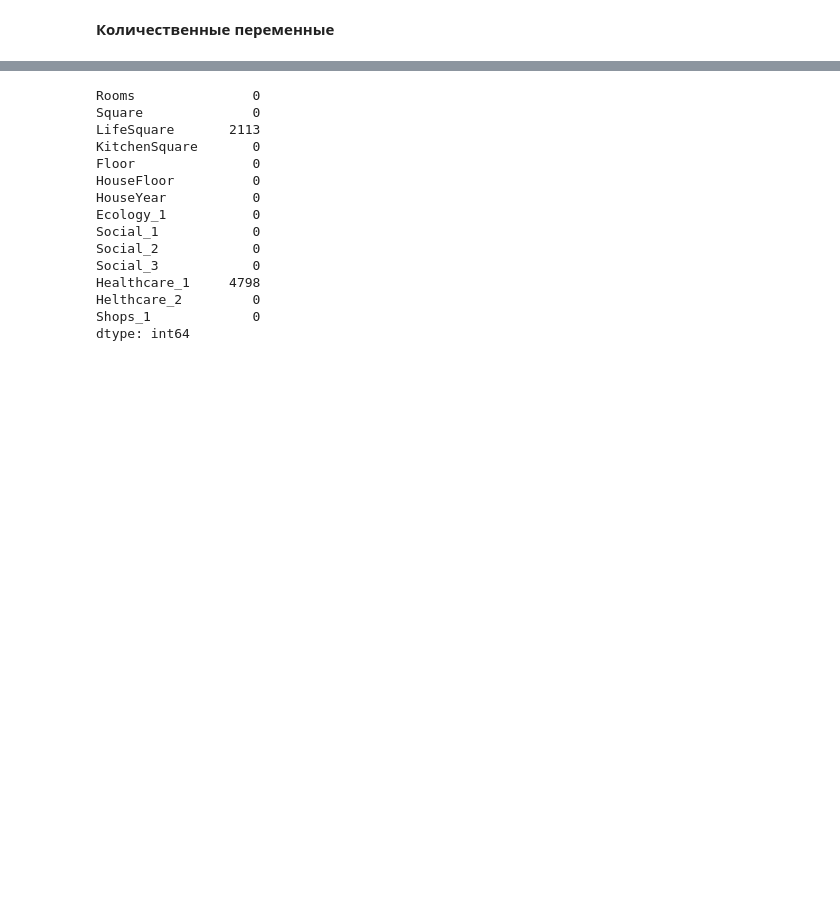
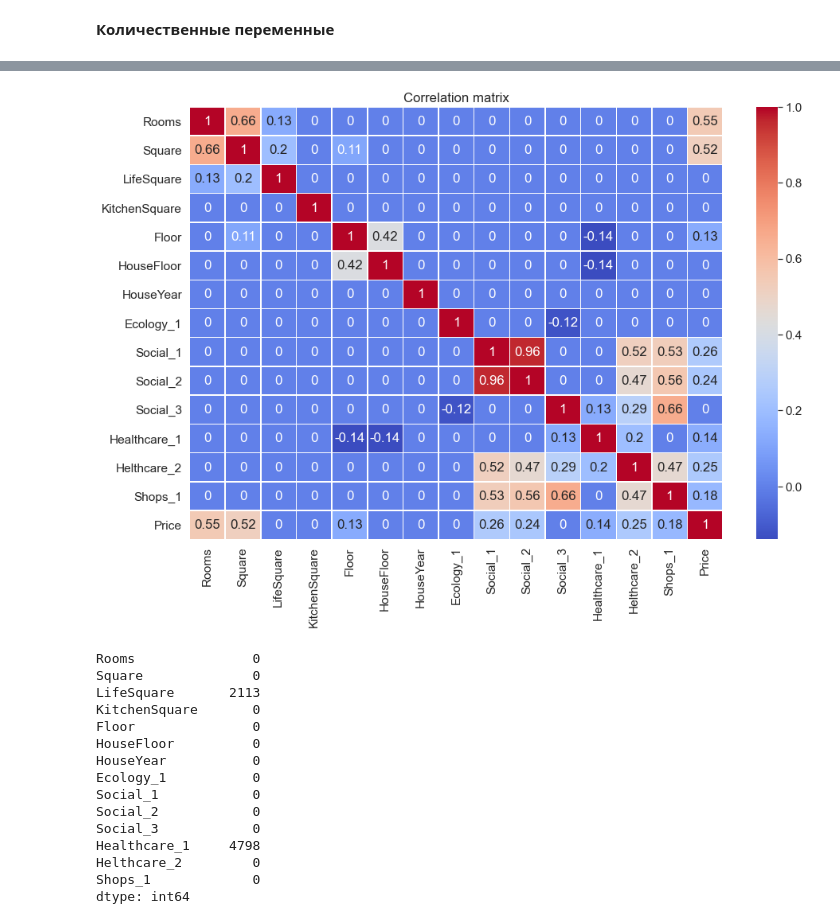
Before and after one commit to amp1re/GB_Real_Estate_Price_Prediction, a Jupyter notebook: rough_copy.ipynb, the cells around one changed output, grey strips where cells are left out. Saved outputs shown, nothing was run; the diff lists cells and outputs as text; code cells hidden in the pictures; blank space fills up the shorter version.

```diff
--- a/rough_copy.ipynb
+++ b/rough_copy.ipynb
@@ -243,3 +243,18 @@ df_num_features.hist(figsize=(16,16), bins=20, grid=False);
+# %%
+plt.figure(figsize = (15,10))
+
+sns.set(font_scale=1.4)
+
+train_df_corr = train_df.corr()
+train_df_corr = np.round(train_df_corr, 2)
+train_df_corr[np.abs(train_df_corr) < 0.1] = 0
+
+sns.heatmap(train_df_corr, annot=True, linewidths=.5, cmap='coolwarm')
+
+plt.title('Correlation matrix')
+plt.show()
+# %% [output]
+[figure, added]
 # %%
 df_num_features.isna().sum()
 # %% [output]
```
Also changed, not shown: parts of 29 cells of this notebook, 4 other files.
